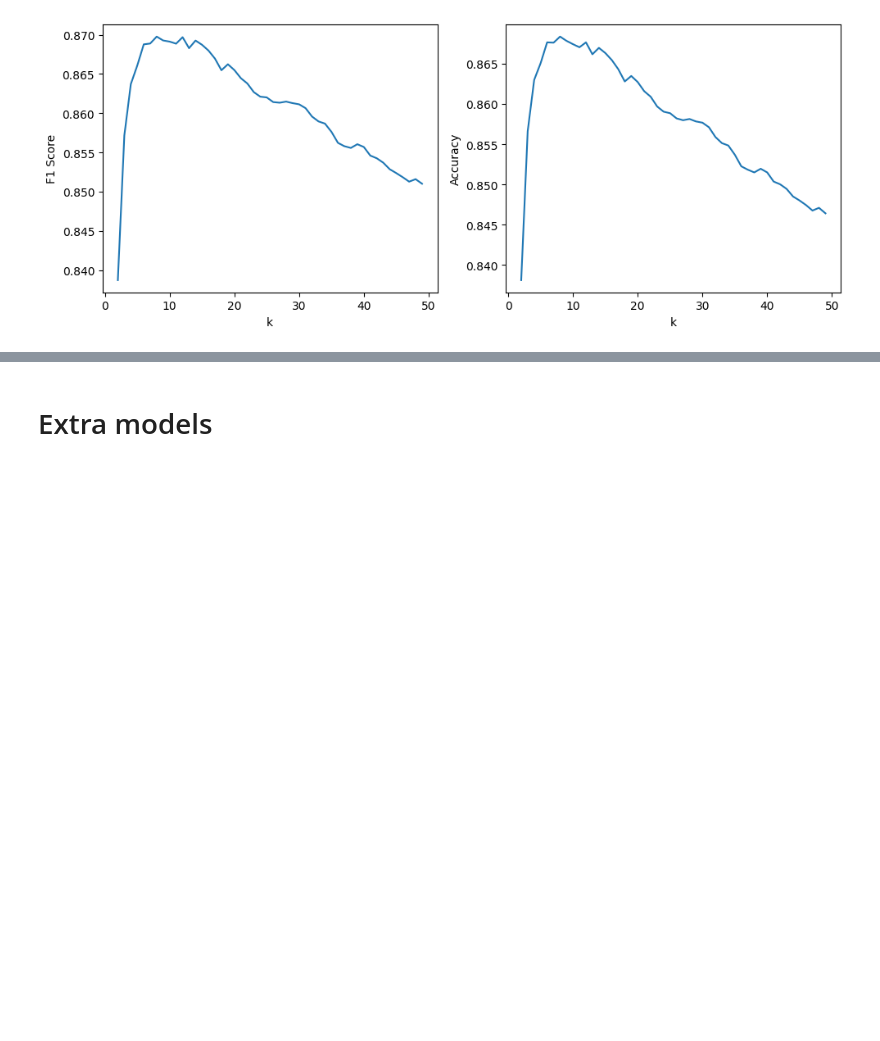
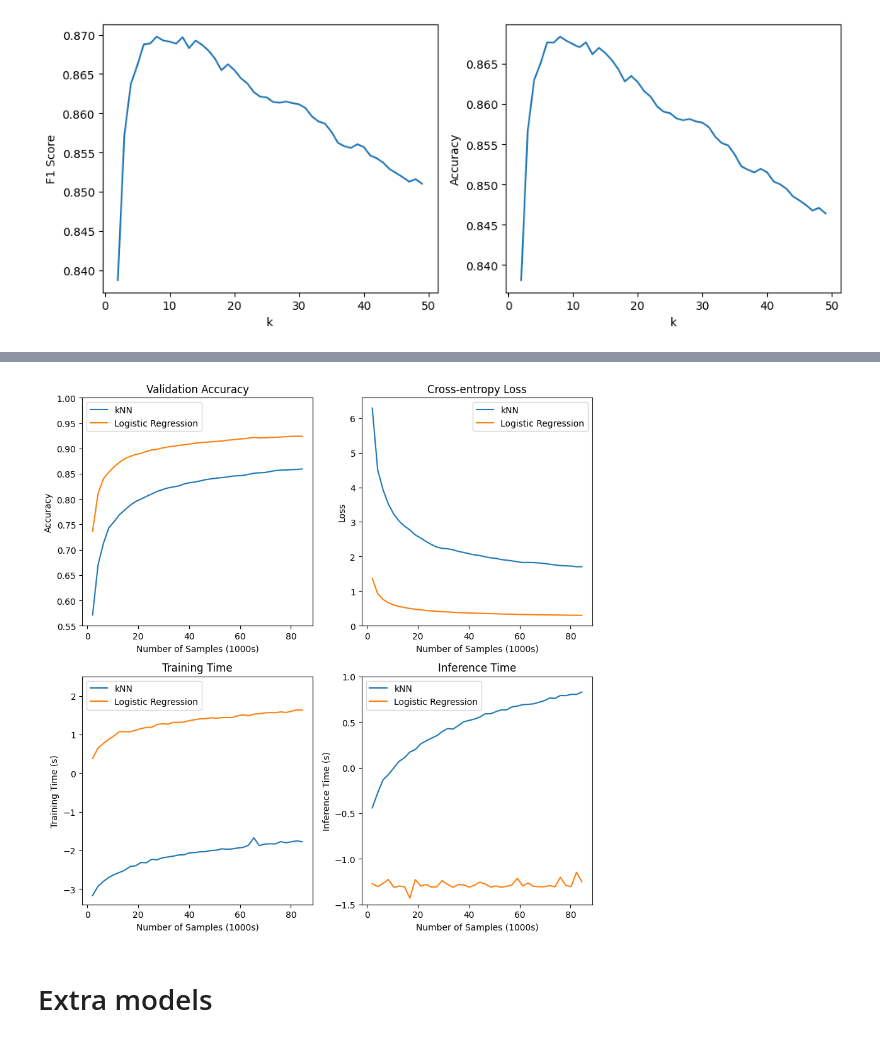
Before and after one commit to m-pluta/machine-learning, a Jupyter notebook: vsdc48.ipynb, the cells around one changed output, grey strips where cells are left out. Cells and saved outputs as stored; diff of their text form; code cells hidden in the pictures; blank space fills up the shorter version.

```diff
--- a/vsdc48.ipynb
+++ b/vsdc48.ipynb
@@ -623,7 +518,7 @@ weighted avg     0.9240    0.9234    0.9234     26390
 # Grid Search kNN Hyperparameters
 # %%
 param_grid = {
-    'n_neighbors': [*range(10, 18, 1)],
+    'n_neighbors': [*range(1, 18, 1)],
     'weights': ['uniform', 'distance'],
     'metric': ['euclidean', 'manhattan', 'minkowski']
 }
@@ -700,3 +833,48 @@ plt.show()
+# %%
+import matplotlib.pyplot as plt
+
+fig, axs = plt.subplots(2, 2, figsize=(9, 9))
+
+# Plot the first value array
+axs[0, 0].plot(np.array(num_samples) / 1000, knn_accuracies)
+axs[0, 0].plot(np.array(num_samples) / 1000, lgr_accuracies)
+axs[0, 0].set_title('Validation Accuracy')
+axs[0, 0].set_xlabel('Number of Samples (1000s)')
+axs[0, 0].set_ylabel('Accuracy')
+axs[0, 0].set_ylim((0.55, 1))
+axs[0, 0].legend(['kNN', 'Logistic Regression'], loc='upper left')
+
+# Plot the second value array
+axs[0, 1].plot(np.array(num_samples) / 1000, knn_losses)
+axs[0, 1].plot(np.array(num_samples) / 1000, lgr_losses)
+axs[0, 1].set_title('Cross-entropy Loss')
+axs[0, 1].set_xlabel('Number of Samples (1000s)')
+axs[0, 1].set_ylabel('Loss')
+axs[0, 1].legend(['kNN', 'Logistic Regression'])
+
+# Plot the third value array
+axs[1, 0].plot(np.array(num_samples) / 1000, np.log10(np.array(knn_training_times)))
+axs[1, 0].plot(np.array(num_samples) / 1000, np.log10(np.array(lgr_training_times)))
+axs[1, 0].set_title('Training Time')
+axs[1, 0].set_xlabel('Number of Samples (1000s)')
+axs[1, 0].set_ylabel('Training Time (s)')
+axs[1, 0].set_ylim((-3.4, 2.5))
+axs[1, 0].legend(['kNN', 'Logistic Regression'])
+
+# Plot the fourth value array
+axs[1, 1].plot(np.array(num_samples) / 1000, np.log10(np.array(knn_inference_times)))
+axs[1, 1].plot(np.array(num_samples) / 1000, np.log10(np.array(lgr_inference_times)))
+axs[1, 1].set_title('Inference Time')
+axs[1, 1].set_xlabel('Number of Samples (1000s)')
+axs[1, 1].set_ylabel('Inference Time (s)')
+axs[1, 1].set_ylim((-1.5, 1))
+axs[1, 1].legend(['kNN', 'Logistic Regression'])
+
+plt.tight_layout()
+plt.savefig(f"{PLOT_DIR}model_eval.svg")
+plt.show()
+# %% [output]
+[figure, added]
 # %% [markdown]
 # Extra models
 # %%
```
Also changed, not shown: parts of 15 cells of this notebook, 4 other files.
